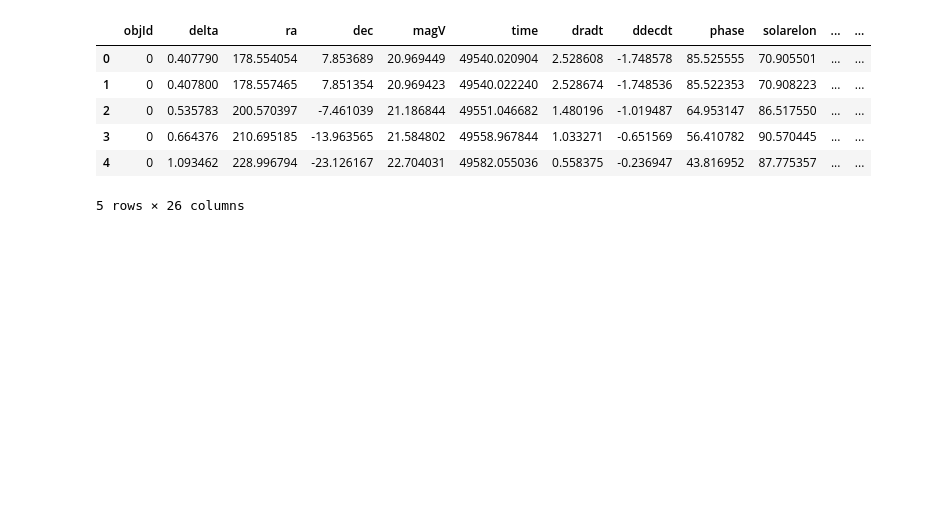
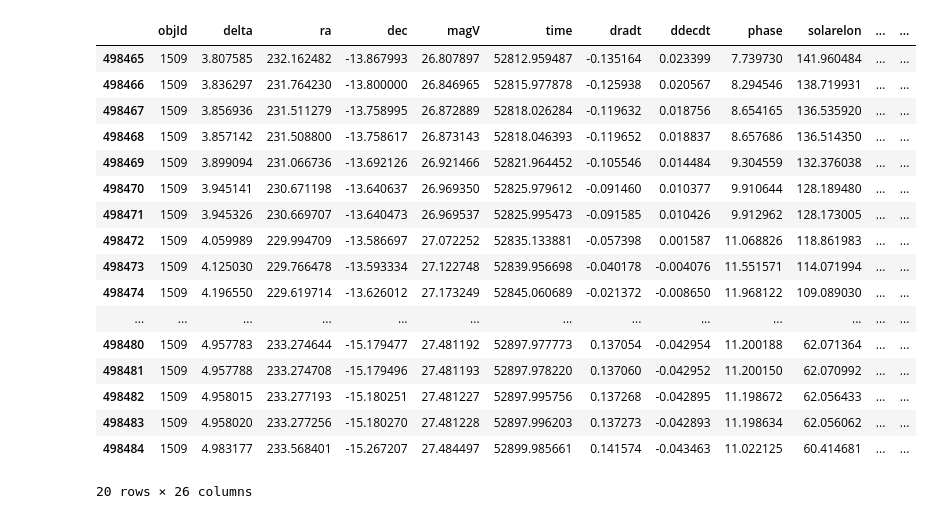
Before and after one commit to rhiannonlynne/MafSSO, a Jupyter notebook: ExampleMoMetrics.ipynb, the cells around one changed output. Drawn from its saved outputs; the diff is of its cells as text; code cells hidden in the pictures; blank space fills up the shorter version.

```diff
--- a/ExampleMoMetrics.ipynb
+++ b/ExampleMoMetrics.ipynb
@@ -12,12 +20,23 @@ obsfile = 'pha_withChip_allObs.txt'
 # %%
 mos = MoSlicer(orbitfile, Hrange=np.arange(13, 25, 0.5))
 mos.readObs(obsfile)
-mos.allObs.head()
+mos.allObs.tail(20)
 # %% [output]
 |  | objId | delta | ra | dec | magV | time | dradt | ddecdt | phase | solarelon | ... | ... |
-| 0 | 0 | 0.407790 | 178.554054 | 7.853689 | 20.969449 | 49540.020904 | 2.528608 | -1.748578 | 85.525555 | 70.905501 | ... | ... |
-| 1 | 0 | 0.407800 | 178.557465 | 7.851354 | 20.969423 | 49540.022240 | 2.528674 | -1.748536 | 85.522353 | 70.908223 | ... | ... |
-| 2 | 0 | 0.535783 | 200.570397 | -7.461039 | 21.186844 | 49551.046682 | 1.480196 | -1.019487 | 64.953147 | 86.517550 | ... | ... |
-| 3 | 0 | 0.664376 | 210.695185 | -13.963565 | 21.584802 | 49558.967844 | 1.033271 | -0.651569 | 56.410782 | 90.570445 | ... | ... |
-| 4 | 0 | 1.093462 | 228.996794 | -23.126167 | 22.704031 | 49582.055036 | 0.558375 | -0.236947 | 43.816952 | 87.775357 | ... | ... |
+| 498465 | 1509 | 3.807585 | 232.162482 | -13.867993 | 26.807897 | 52812.959487 | -0.135164 | 0.023399 | 7.739730 | 141.960484 | ... | ... |
+| 498466 | 1509 | 3.836297 | 231.764230 | -13.800000 | 26.846965 | 52815.977878 | -0.125938 | 0.020567 | 8.294546 | 138.719931 | ... | ... |
+| 498467 | 1509 | 3.856936 | 231.511279 | -13.758995 | 26.872889 | 52818.026284 | -0.119632 | 0.018756 | 8.654165 | 136.535920 | ... | ... |
+| 498468 | 1509 | 3.857142 | 231.508800 | -13.758617 | 26.873143 | 52818.046393 | -0.119652 | 0.018837 | 8.657686 | 136.514350 | ... | ... |
+| 498469 | 1509 | 3.899094 | 231.066736 | -13.692126 | 26.921466 | 52821.964452 | -0.105546 | 0.014484 | 9.304559 | 132.376038 | ... | ... |
+| 498470 | 1509 | 3.945141 | 230.671198 | -13.640637 | 26.969350 | 52825.979612 | -0.091460 | 0.010377 | 9.910644 | 128.189480 | ... | ... |
+| 498471 | 1509 | 3.945326 | 230.669707 | -13.640473 | 26.969537 | 52825.995473 | -0.091585 | 0.010426 | 9.912962 | 128.173005 | ... | ... |
+| 498472 | 1509 | 4.059989 | 229.994709 | -13.586697 | 27.072252 | 52835.133881 | -0.057398 | 0.001587 | 11.068826 | 118.861983 | ... | ... |
+| 498473 | 1509 | 4.125030 | 229.766478 | -13.593334 | 27.122748 | 52839.956698 | -0.040178 | -0.004076 | 11.551571 | 114.071994 | ... | ... |
+| 498474 | 1509 | 4.196550 | 229.619714 | -13.626012 | 27.173249 | 52845.060689 | -0.021372 | -0.008650 | 11.968122 | 109.089030 | ... | ... |
+| ... | ... | ... | ... | ... | ... | ... | ... | ... | ... | ... | ... | ... |
+| 498480 | 1509 | 4.957783 | 233.274644 | -15.179477 | 27.481192 | 52897.977773 | 0.137054 | -0.042954 | 11.200188 | 62.071364 | ... | ... |
+| 498481 | 1509 | 4.957788 | 233.274708 | -15.179496 | 27.481193 | 52897.978220 | 0.137060 | -0.042952 | 11.200150 | 62.070992 | ... | ... |
+| 498482 | 1509 | 4.958015 | 233.277193 | -15.180251 | 27.481227 | 52897.995756 | 0.137268 | -0.042895 | 11.198672 | 62.056433 | ... | ... |
+| 498483 | 1509 | 4.958020 | 233.277256 | -15.180270 | 27.481228 | 52897.996203 | 0.137273 | -0.042893 | 11.198634 | 62.056062 | ... | ... |
+| 498484 | 1509 | 4.983177 | 233.568401 | -15.267207 | 27.484497 | 52899.985661 | 0.141574 | -0.043463 | 11.022125 | 60.414681 | ... | ... |
-5 rows × 26 columns
+20 rows × 26 columns
```
Also changed, not shown: parts of 8 cells of this notebook, 5 other files.
